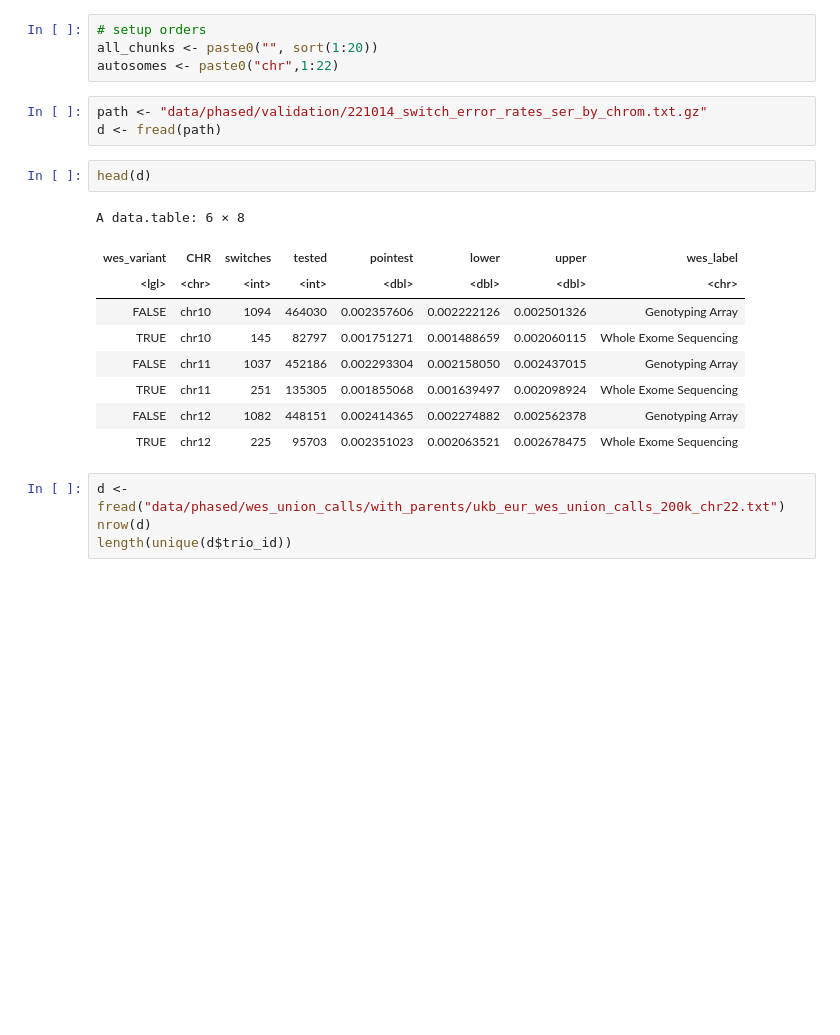
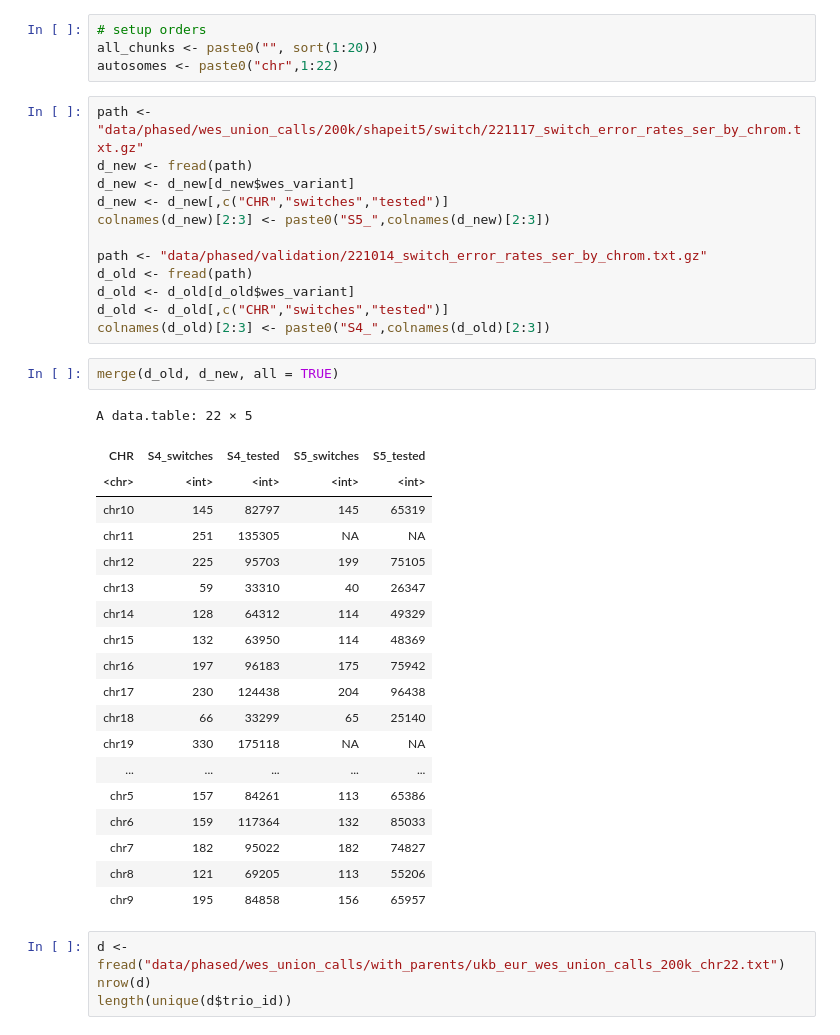
Before and after one commit to frhl/wes_ko_ukbb, a Jupyter notebook: notebooks/220824_transfer_figure1_plots.ipynb, the cells around one changed output. Cells and saved outputs as stored; diff of their text form; blank space fills up the shorter version.

```diff
--- a/notebooks/220824_transfer_figure1_plots.ipynb
+++ b/notebooks/220824_transfer_figure1_plots.ipynb
@@ -40,20 +40,39 @@ color_scale <- scale_color_manual(name = "Variants", values = my_colors)
 all_chunks <- paste0("", sort(1:20))
 autosomes <- paste0("chr",1:22)
 # %%
+path <- "data/phased/wes_union_calls/200k/shapeit5/switch/221117_switch_error_rates_ser_by_chrom.txt.gz"
+d_new <- fread(path)
+d_new <- d_new[d_new$wes_variant]
+d_new <- d_new[,c("CHR","switches","tested")]
+colnames(d_new)[2:3] <- paste0("S5_",colnames(d_new)[2:3])
+
 path <- "data/phased/validation/221014_switch_error_rates_ser_by_chrom.txt.gz"
-d <- fread(path)
+d_old <- fread(path)
+d_old <- d_old[d_old$wes_variant]
+d_old <- d_old[,c("CHR","switches","tested")]
+colnames(d_old)[2:3] <- paste0("S4_",colnames(d_old)[2:3])
 # %%
-head(d)
+merge(d_old, d_new, all = TRUE)
 # %% [output]
-A data.table: 6 × 8
+A data.table: 22 × 5
-| wes_variant | CHR | switches | tested | pointest | lower | upper | wes_label |
-| <lgl> | <chr> | <int> | <int> | <dbl> | <dbl> | <dbl> | <chr> |
-| FALSE | chr10 | 1094 | 464030 | 0.002357606 | 0.002222126 | 0.002501326 | Genotyping Array |
-| TRUE | chr10 | 145 | 82797 | 0.001751271 | 0.001488659 | 0.002060115 | Whole Exome Sequencing |
-| FALSE | chr11 | 1037 | 452186 | 0.002293304 | 0.002158050 | 0.002437015 | Genotyping Array |
-| TRUE | chr11 | 251 | 135305 | 0.001855068 | 0.001639497 | 0.002098924 | Whole Exome Sequencing |
-| FALSE | chr12 | 1082 | 448151 | 0.002414365 | 0.002274882 | 0.002562378 | Genotyping Array |
-| TRUE | chr12 | 225 | 95703 | 0.002351023 | 0.002063521 | 0.002678475 | Whole Exome Sequencing |
+| CHR | S4_switches | S4_tested | S5_switches | S5_tested |
+| <chr> | <int> | <int> | <int> | <int> |
+| chr10 | 145 | 82797 | 145 | 65319 |
+| chr11 | 251 | 135305 | NA | NA |
+| chr12 | 225 | 95703 | 199 | 75105 |
+| chr13 | 59 | 33310 | 40 | 26347 |
+| chr14 | 128 | 64312 | 114 | 49329 |
+| chr15 | 132 | 63950 | 114 | 48369 |
+| chr16 | 197 | 96183 | 175 | 75942 |
+| chr17 | 230 | 124438 | 204 | 96438 |
+| chr18 | 66 | 33299 | 65 | 25140 |
+| chr19 | 330 | 175118 | NA | NA |
+| ... | ... | ... | ... | ... |
+| chr5 | 157 | 84261 | 113 | 65386 |
+| chr6 | 159 | 117364 | 132 | 85033 |
+| chr7 | 182 | 95022 | 182 | 74827 |
+| chr8 | 121 | 69205 | 113 | 55206 |
+| chr9 | 195 | 84858 | 156 | 65957 |
 # %%
 d <- fread("data/phased/wes_union_calls/with_parents/ukb_eur_wes_union_calls_200k_chr22.txt")
 nrow(d)
```
Also changed, not shown: 6 other files.
